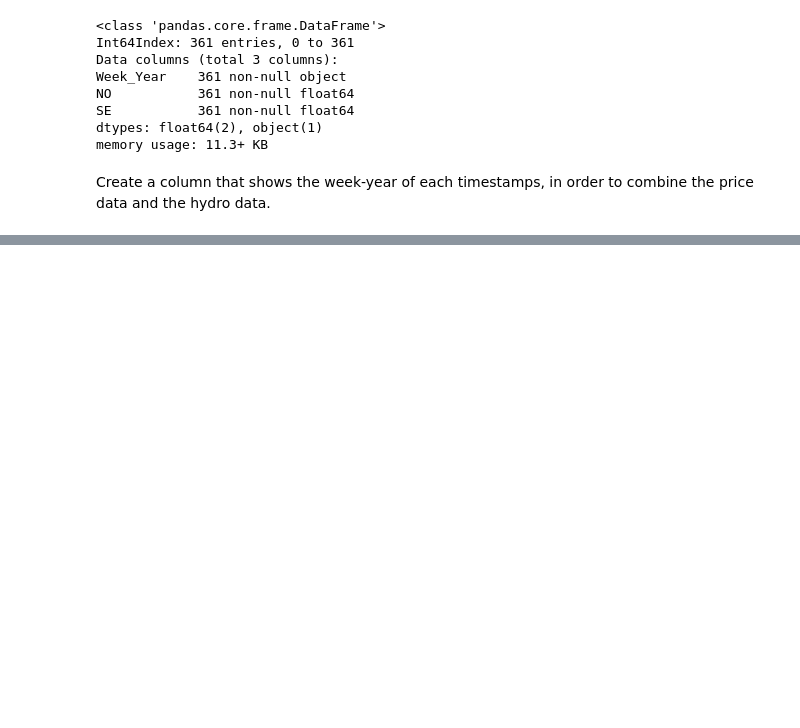
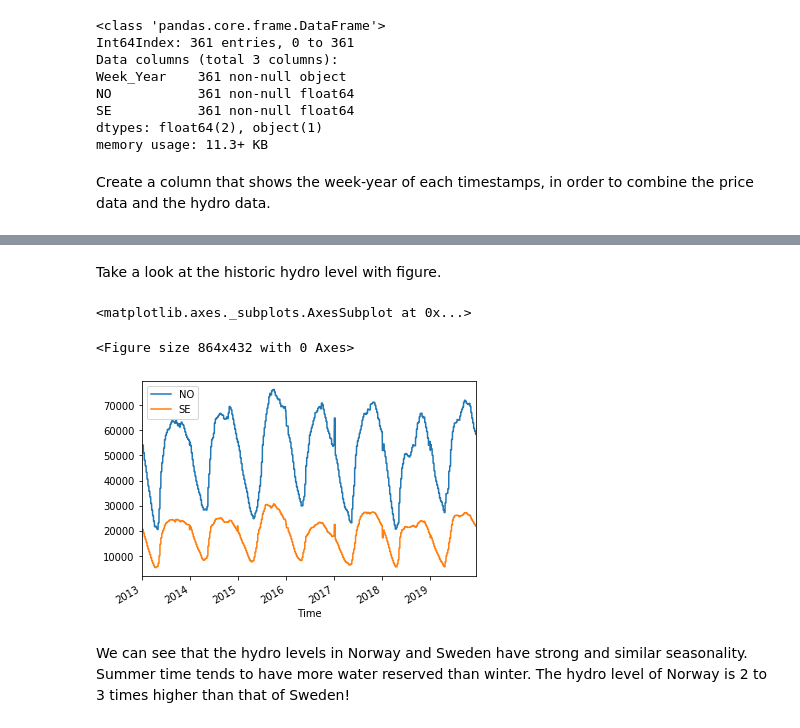
Before and after one commit to MuztaghAta/power_price_forecast, a Jupyter notebook: forecast_power_price_oslo.ipynb, the cells around one changed output, grey strips where cells are left out. Saved outputs shown, nothing was run; the diff lists cells and outputs as text; code cells hidden in the pictures; blank space fills up the shorter version.

```diff
--- a/forecast_power_price_oslo.ipynb
+++ b/forecast_power_price_oslo.ipynb
@@ -554,0 +647,7 @@ more data like weather, other energy source like oil price, etc., health of powe
+# %%
+df_hydro = pd.concat([df_hydro, df_hydro_ms])
+# %%
+df_price_hydro = pd.merge(df_price_hydro,
+                          df_hydro,
+                          how='inner',
+                          on='Week_Year')
@@ -554,0 +667,4 @@ more data like weather, other energy source like oil price, etc., health of powe
+# %%
+df_price_hydro = df_price_hydro.set_index('Time')
+# %%
+df_price_hydro = df_price_hydro.drop(columns=['Week_Year'])
@@ -554,0 +683,11 @@ more data like weather, other energy source like oil price, etc., health of powe
+# %% [markdown]
+Take a look at the historic hydro level with figure.
+# %%
+fig = plt.figure(figsize=(12, 6))
+df_price_hydro[['NO', 'SE']].plot()
+# %% [output]
+<matplotlib.axes._subplots.AxesSubplot at 0x...>
+<Figure size 864x432 with 0 Axes>
+[figure, added]
+# %% [markdown]
+We can see that the hydro levels in Norway and Sweden have strong and similar seasonality. Summer time tends to have more water reserved than winter. The hydro level of Norway is 2 to 3 times higher than that of Sweden!
```
Also changed, not shown: parts of 82 cells of this notebook.
